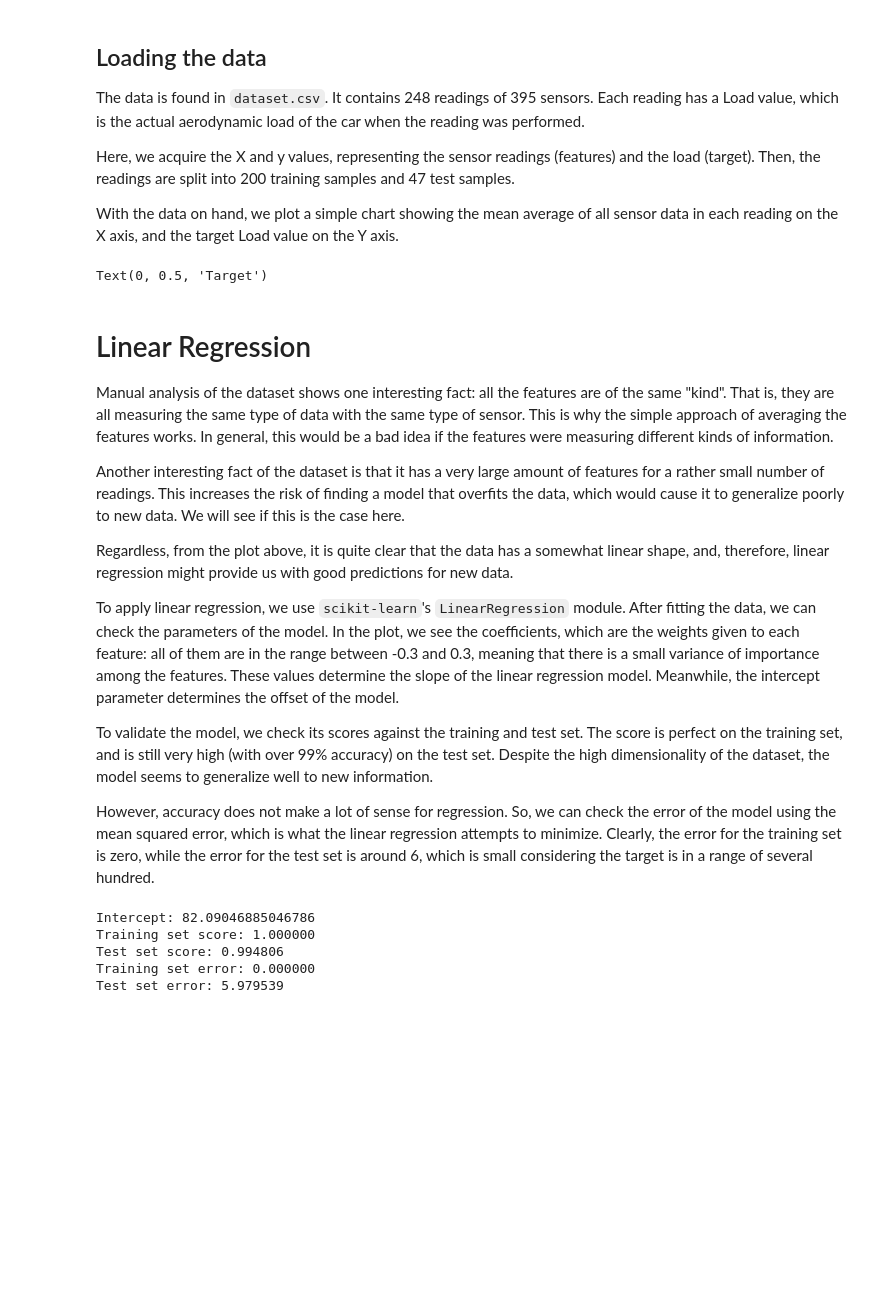
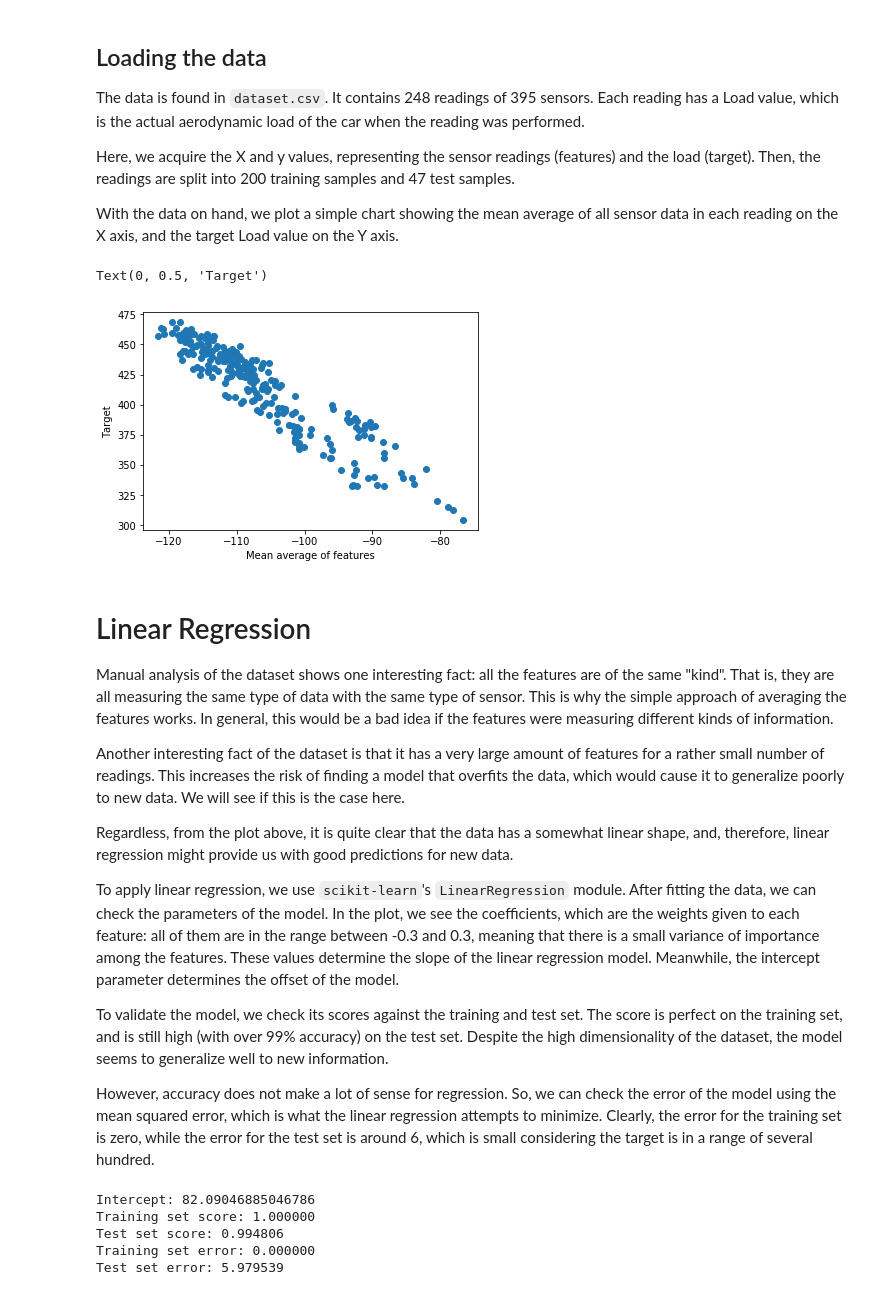
Before and after one commit to RenanGreca/ml-assignment, a Jupyter notebook: ML Assignment.ipynb, the cells around one changed output. Cells and saved outputs as stored; diff of their text form; code cells hidden in the pictures; blank space fills up the shorter version.

```diff
--- a/ML Assignment.ipynb
+++ b/ML Assignment.ipynb
@@ -17,17 +19,19 @@ With the data on hand, we plot a simple chart showing the mean average of all se
 # %%
 dataset = pd.read_csv("dataset.csv")
 
-X, y = dataset.iloc[:, :-1], dataset.iloc[:, -1]
+X = dataset.iloc[:, :-1]
+y = dataset.iloc[:, -1]
 X_train, X_test, y_train, y_test = train_test_split(X, y, train_size=200,
                                                     test_size=47, random_state=1)
 
 import matplotlib.pyplot as plt
 
 plt.plot(X.mean(axis=1), y, 'o')
 plt.xlabel("Mean average of features")
 plt.ylabel("Target")
 # %% [output]
 Text(0, 0.5, 'Target')
+[figure, added]
 # %% [markdown]
 # Linear Regression
 
@@ -39,7 +43,7 @@ Regardless, from the plot above, it is quite clear that the data has a somewhat
 
 To apply linear regression, we use `scikit-learn`'s `LinearRegression` module. After fitting the data, we can check the parameters of the model. In the plot, we see the coefficients, which are the weights given to each feature: all of them are in the range between -0.3 and 0.3, meaning that there is a small variance of importance among the features. These values determine the slope of the linear regression model. Meanwhile, the intercept parameter determines the offset of the model.
 
-To validate the model, we check its scores against the training and test set. The score is perfect on the training set, and is still very high (with over 99% accuracy) on the test set. Despite the high dimensionality of the dataset, the model seems to generalize well to new information.
+To validate the model, we check its scores against the training and test set. The score is perfect on the training set, and is still high (with over 99% accuracy) on the test set. Despite the high dimensionality of the dataset, the model seems to generalize well to new information.
 
 However, accuracy does not make a lot of sense for regression. So, we can check the error of the model using the mean squared error, which is what the linear regression attempts to minimize. Clearly, the error for the training set is zero, while the error for the test set is around 6, which is small considering the target is in a range of several hundred.
 # %%
```
Also changed, not shown: parts of 18 cells of this notebook, 7 other files.
